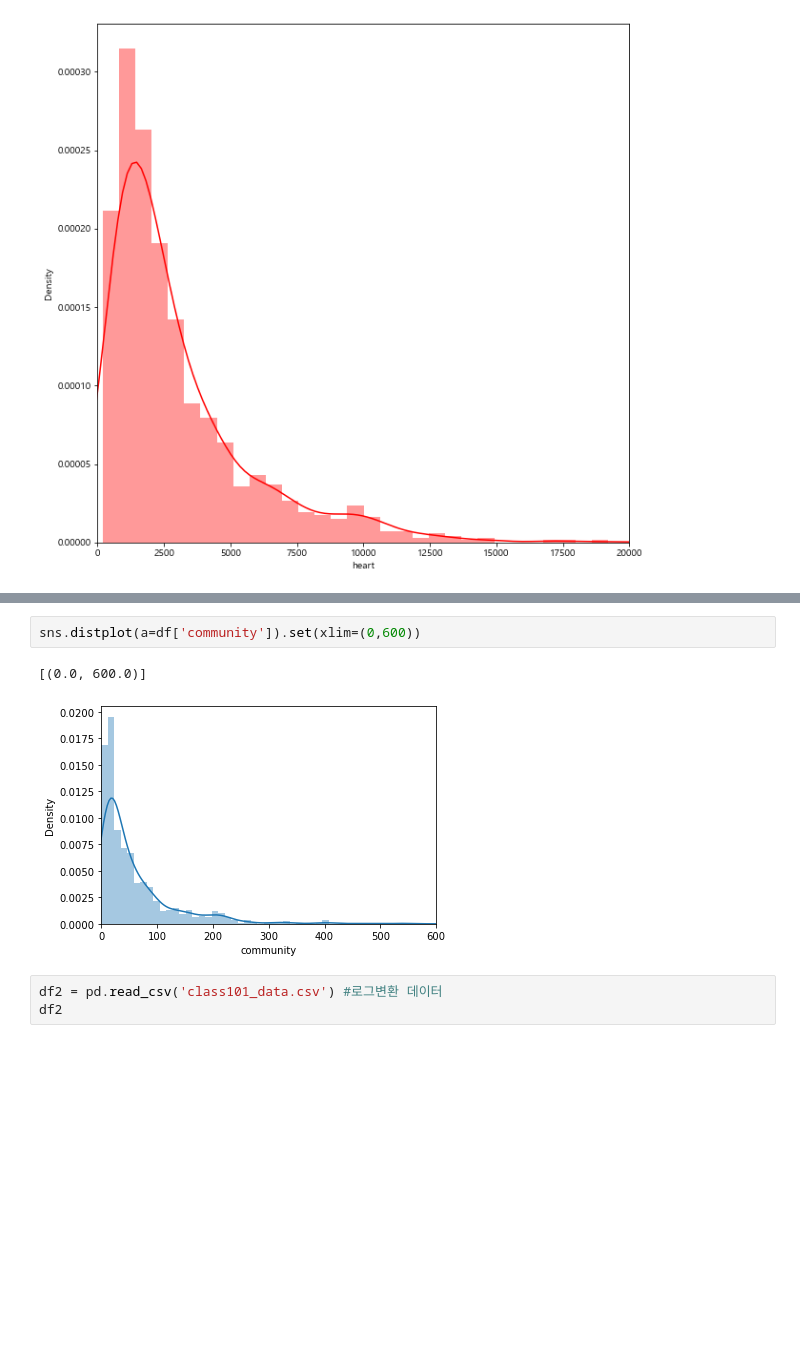
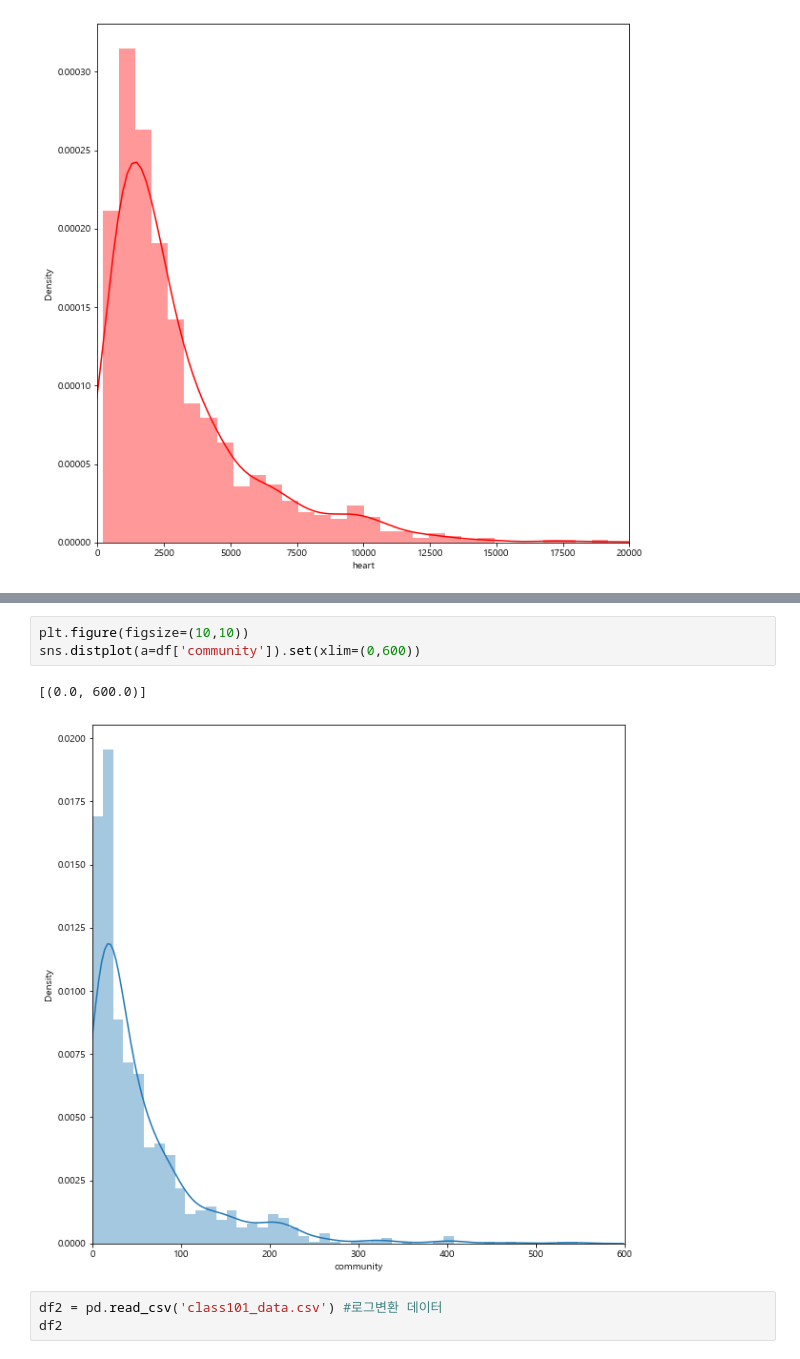
Before and after one commit to spaceforvincent/2021-ICT, a Jupyter notebook: class 101.ipynb, the cells around one changed output, grey strips where cells are left out. Drawn from its saved outputs; the diff is of its cells as text; blank space fills up the shorter version.

```diff
--- a/class 101.ipynb
+++ b/class 101.ipynb
@@ -51,8 +52,9 @@ sns.distplot(a=df['review']).set(xlim=(0,3000))
 # %%
+plt.figure(figsize=(10,10))
 sns.distplot(a=df['community']).set(xlim=(0,600))
 # %% [output]
 [(0.0, 600.0)]
-[figure, old version]
+[figure, new version]
 # %%
 df2 = pd.read_csv('class101_data.csv') #로그변환 데이터
 df2
```
Also changed, not shown: parts of 5 cells of this notebook.
